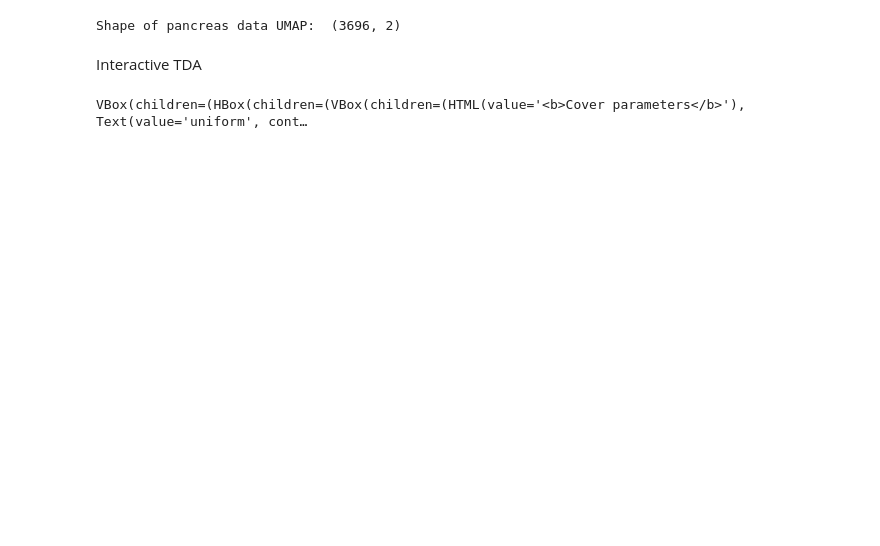
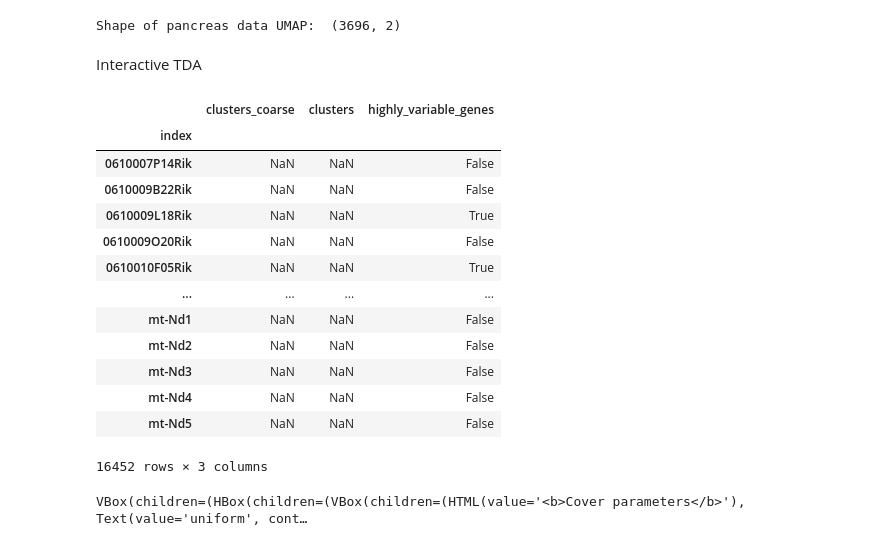
Before and after one commit to luanamarinho/TDA-endocrinogenesis, a Jupyter notebook: scripts/tda_endocrinogenesis.ipynb, the cells around one changed output. Cells and saved outputs as stored; diff of their text form; code cells hidden in the pictures; blank space fills up the shorter version.

```diff
--- a/scripts/tda_endocrinogenesis.ipynb
+++ b/scripts/tda_endocrinogenesis.ipynb
@@ -25,15 +29,12 @@ Endocrine cells are derived from endocrine progenitors located in the pancreatic
 # %%
-root = Path.cwd().resolve().parents[0]
-cache_dir = utils._cache_file_folder(root, "data/Pancreas")
-pancreasData_cache_path = cache_dir / (
-        "endocrinogenesis_day15.h5ad"
-    )
-if pancreasData_cache_path.exists():
-    adata = sc.read_h5ad(pancreasData_cache_path)
-else:
-    adata = scv.datasets.pancreas()
-data = adata.obsm["X_umap"]
-print("Shape of pancreas data UMAP: ", data.shape)
+# Navigate to the scripts folder and run `python endocrinogenesis.py`
+root = Path.cwd().parent
+cache_dir = utils._cache_file_folder(root, "data/Pancreas/cache")
+hash_fname = "pipeline_bundle_5d6f526d04ee.joblib" ## enter the cached pipeline bundle stored in data/Pancreas
+bundle = load(cache_dir / hash_fname)
+
+embedding = bundle["embedding_collection"]["embedding"]
+print("Shape of pancreas data UMAP: ", embedding.shape)
 # %% [output]
 Shape of pancreas data UMAP:  (3696, 2)
 # %%
@@ -49,5 +50,23 @@ pipe = make_mapper_pipeline(
 )
 # %% [markdown]
 Interactive TDA
+# %%
+metadata = pd.DataFrame(bundle["adata_metadata"])
+metadata
+# %% [output]
+|  | clusters_coarse | clusters | highly_variable_genes |
+| index |  |  |  |
+| 0610007P14Rik | NaN | NaN | False |
+| 0610009B22Rik | NaN | NaN | False |
+| 0610009L18Rik | NaN | NaN | True |
+| 0610009O20Rik | NaN | NaN | False |
+| 0610010F05Rik | NaN | NaN | True |
+| ... | ... | ... | ... |
+| mt-Nd1 | NaN | NaN | False |
+| mt-Nd2 | NaN | NaN | False |
+| mt-Nd3 | NaN | NaN | False |
+| mt-Nd4 | NaN | NaN | False |
+| mt-Nd5 | NaN | NaN | False |
+16452 rows × 3 columns
 # %%
 #MIP = MapperInteractivePlotter(pipe, data) buggy
```
Also changed, not shown: parts of 3 cells of this notebook, 2 other files.
